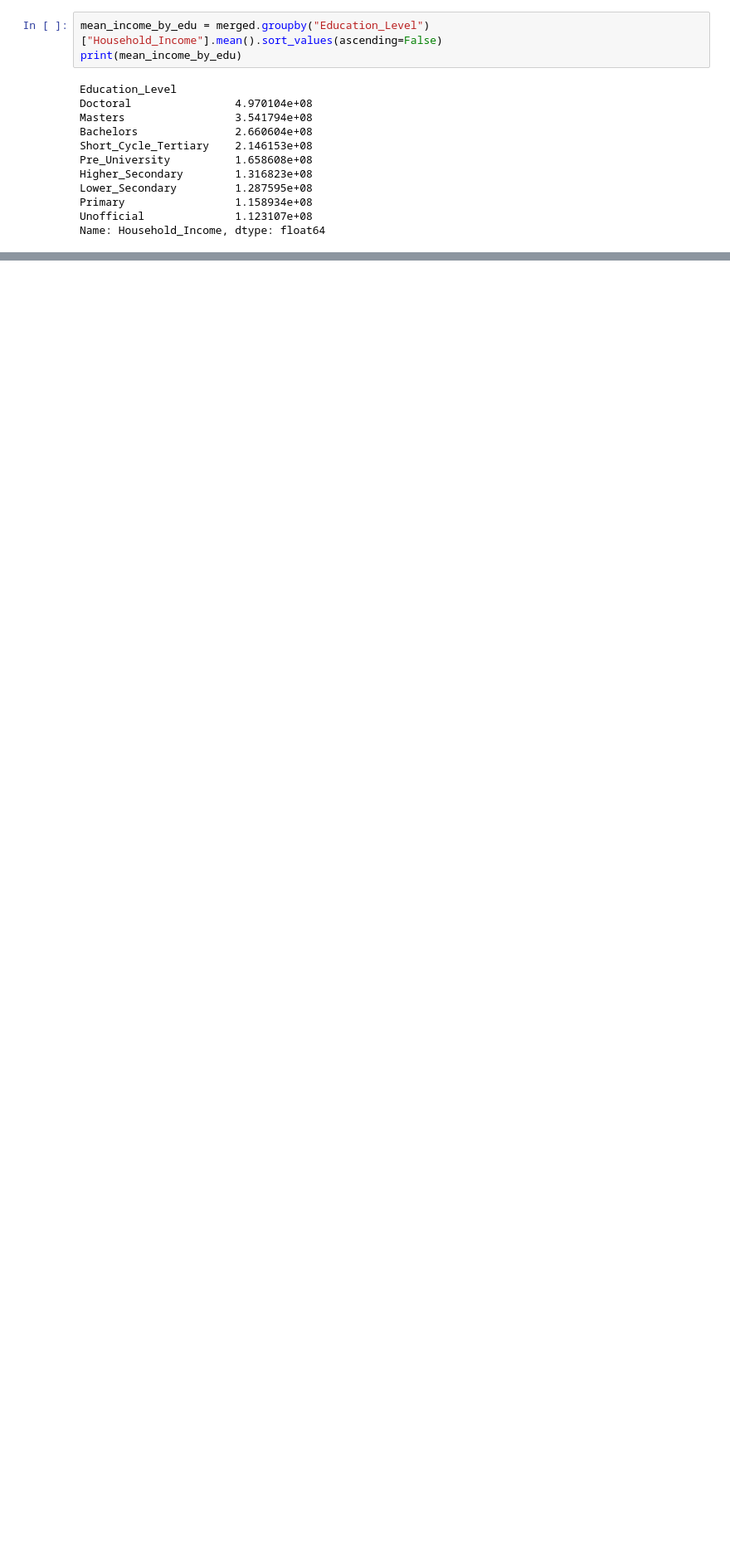
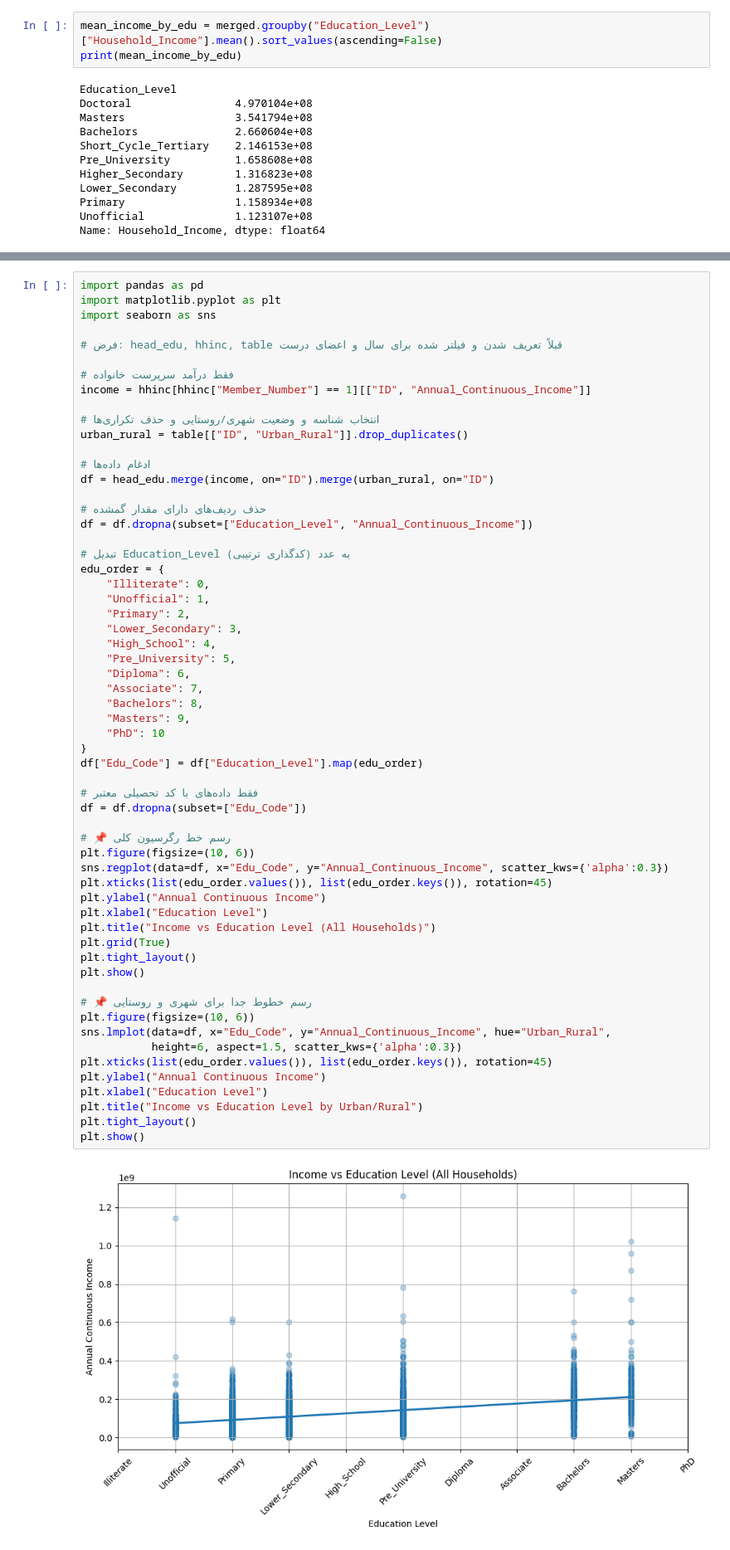
Before and after one commit to MhRezaRahmani/regres, a Jupyter notebook: reg-project2.ipynb, the cells around one changed output, grey strips where cells are left out. Shown: that part at 83% size. Cells and saved outputs as stored; diff of their text form; blank space fills up the shorter version.

```diff
--- a/reg-project2.ipynb
+++ b/reg-project2.ipynb
@@ -246,3 +244,64 @@ plt.tight_layout()
 plt.show()
 # %% [output]
 [figure]
+# %%
+import pandas as pd
+import matplotlib.pyplot as plt
+import seaborn as sns
+
+# فرض: head_edu, hhinc, table قبلاً تعریف شدن و فیلتر شده برای سال و اعضای درست
+
+# فقط درآمد سرپرست خانواده
+income = hhinc[hhinc["Member_Number"] == 1][["ID", "Annual_Continuous_Income"]]
+
+# انتخاب شناسه و وضعیت شهری/روستایی و حذف تکراری‌ها
+urban_rural = table[["ID", "Urban_Rural"]].drop_duplicates()
+
+# ادغام داده‌ها
+df = head_edu.merge(income, on="ID").merge(urban_rural, on="ID")
+
+# حذف ردیف‌های دارای مقدار گمشده
+df = df.dropna(subset=["Education_Level", "Annual_Continuous_Income"])
+
+# تبدیل Education_Level به عدد (کدگذاری ترتیبی)
+edu_order = {
+    "Illiterate": 0,
+    "Unofficial": 1,
+    "Primary": 2,
+    "Lower_Secondary": 3,
+    "High_School": 4,
+    "Pre_University": 5,
+    "Diploma": 6,
+    "Associate": 7,
+    "Bachelors": 8,
+    "Masters": 9,
+    "PhD": 10
+}
+df["Edu_Code"] = df["Education_Level"].map(edu_order)
+
+# فقط داده‌های با کد تحصیلی معتبر
+df = df.dropna(subset=["Edu_Code"])
+
+# 📌 رسم خط رگرسیون کلی
+plt.figure(figsize=(10, 6))
+sns.regplot(data=df, x="Edu_Code", y="Annual_Continuous_Income", scatter_kws={'alpha':0.3})
+plt.xticks(list(edu_order.values()), list(edu_order.keys()), rotation=45)
+plt.ylabel("Annual Continuous Income")
+plt.xlabel("Education Level")
+plt.title("Income vs Education Level (All Households)")
+plt.grid(True)
+plt.tight_layout()
+plt.show()
+
+# 📌 رسم خطوط جدا برای شهری و روستایی
+plt.figure(figsize=(10, 6))
+sns.lmplot(data=df, x="Edu_Code", y="Annual_Continuous_Income", hue="Urban_Rural",
+           height=6, aspect=1.5, scatter_kws={'alpha':0.3})
+plt.xticks(list(edu_order.values()), list(edu_order.keys()), rotation=45)
+plt.ylabel("Annual Continuous Income")
+plt.xlabel("Education Level")
+plt.title("Income vs Education Level by Urban/Rural")
+plt.tight_layout()
+plt.show()
+# %% [output]
+[figure, added]
```
Also changed, not shown: parts of 22 cells of this notebook.
